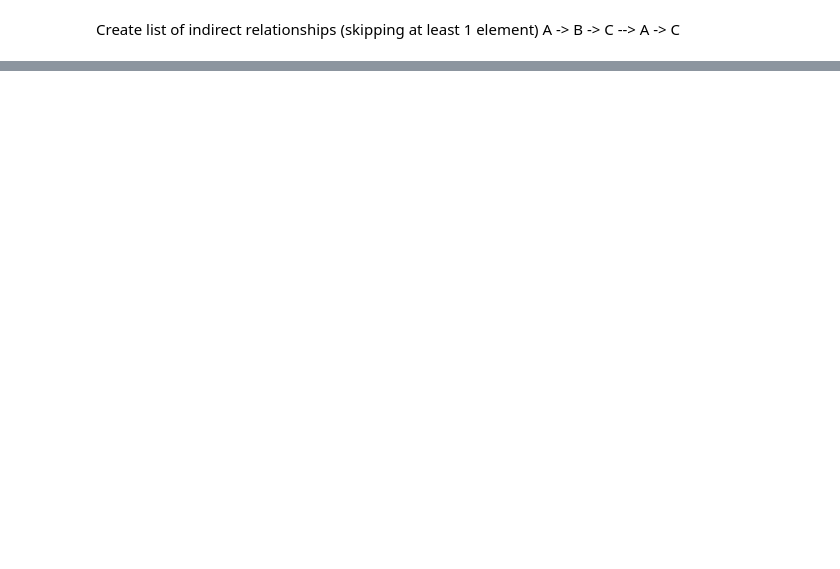
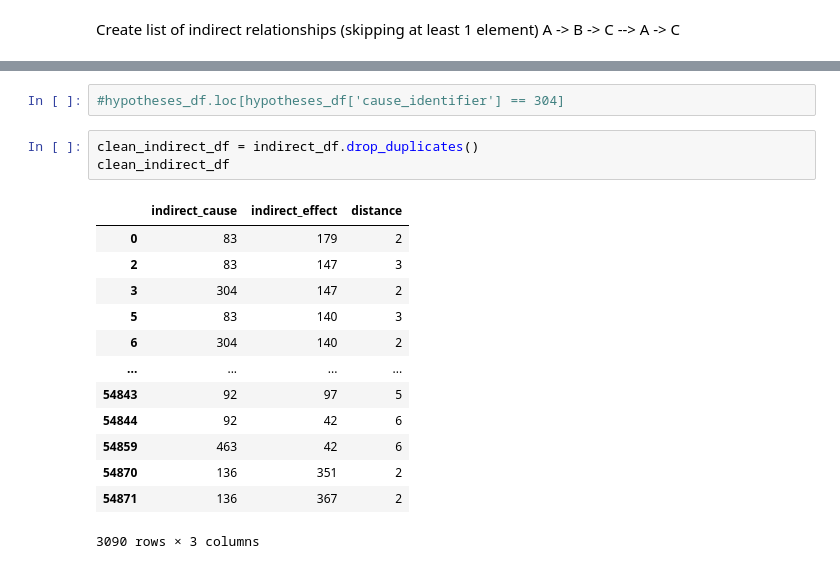
Before and after one commit to TimothyKusuma/Master-Thesis, a Jupyter notebook: ipynb_notebooks/inference_degrees.ipynb, the cells around one changed output, grey strips where cells are left out. Cells and saved outputs as stored; diff of their text form; blank space fills up the shorter version.

```diff
--- a/ipynb_notebooks/inference_degrees.ipynb
+++ b/ipynb_notebooks/inference_degrees.ipynb
@@ -421,0 +452,19 @@ A -> B -> C --> A -> C
+# %%
+#hypotheses_df.loc[hypotheses_df['cause_identifier'] == 304]
+# %%
+clean_indirect_df = indirect_df.drop_duplicates()
+clean_indirect_df
+# %% [output]
+|  | indirect_cause | indirect_effect | distance |
+| 0 | 83 | 179 | 2 |
+| 2 | 83 | 147 | 3 |
+| 3 | 304 | 147 | 2 |
+| 5 | 83 | 140 | 3 |
+| 6 | 304 | 140 | 2 |
+| ... | ... | ... | ... |
+| 54843 | 92 | 97 | 5 |
+| 54844 | 92 | 42 | 6 |
+| 54859 | 463 | 42 | 6 |
+| 54870 | 136 | 351 | 2 |
+| 54871 | 136 | 367 | 2 |
+3090 rows × 3 columns
```
Also changed, not shown: parts of 6 cells of this notebook.
